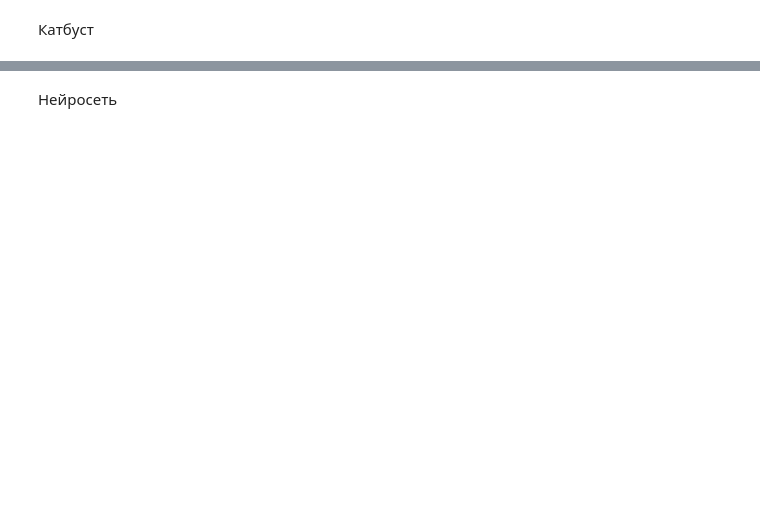
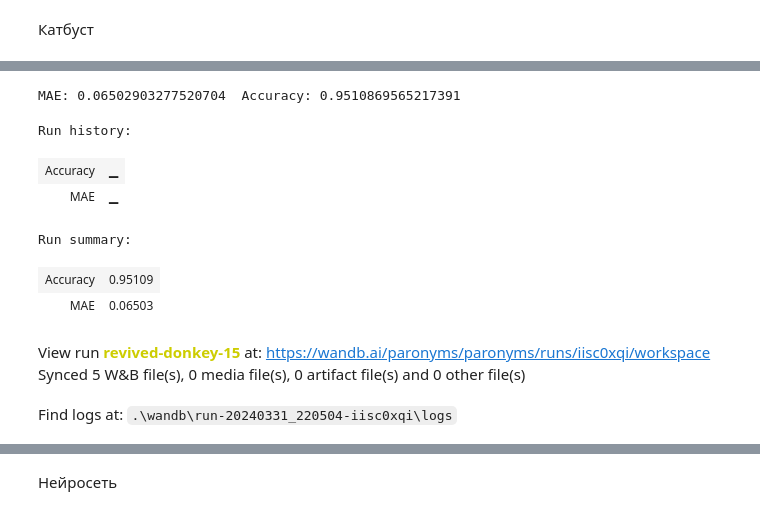
Before and after one commit to PaLashilo/paronyms2, a Jupyter notebook: model.ipynb, the cells around one changed output, grey strips where cells are left out. Drawn from its saved outputs; the diff is of its cells as text; code cells hidden in the pictures; blank space fills up the shorter version.

```diff
--- a/model.ipynb
+++ b/model.ipynb
@@ -214,9 +221,21 @@ KeyboardInterrupt:
 # %%
 treshold = cat["treshold"]
 
-mae = mean_absolute_error(y_test, predictions)
-acc = accuracy_score(y_test, [1 if prob > treshold else 0 for prob in predictions])
+mae = mean_absolute_error(y_test, predictions[:, 1])
+acc = accuracy_score(y_test, [1 if prob > treshold else 0 for prob in predictions[:, 1]])
 print('MAE:', mae, ' Accuracy:', acc)
 
-wandb.log({'MAE': mae, 'Accuracy': acc})
-wandb.finish()
+if config["logging"]:
+    wandb.log({'MAE': mae, 'Accuracy': acc, "params": best_params})
+    wandb.finish()
+# %% [output]
+MAE: 0.06502903277520704  Accuracy: 0.9510869565217391
+Run history:
+| Accuracy | ▁ |
+| MAE | ▁ |
+Run summary:
+| Accuracy | 0.95109 |
+| MAE | 0.06503 |
+View run revived-donkey-15 at: https://wandb.ai/paronyms/paronyms/runs/iisc0xqi/workspace
+Synced 5 W&B file(s), 0 media file(s), 0 artifact file(s) and 0 other file(s)
+Find logs at: .\wandb\run-20240331_220504-iisc0xqi\logs
```
Also changed, not shown: parts of 13 cells of this notebook, 1 other file.
